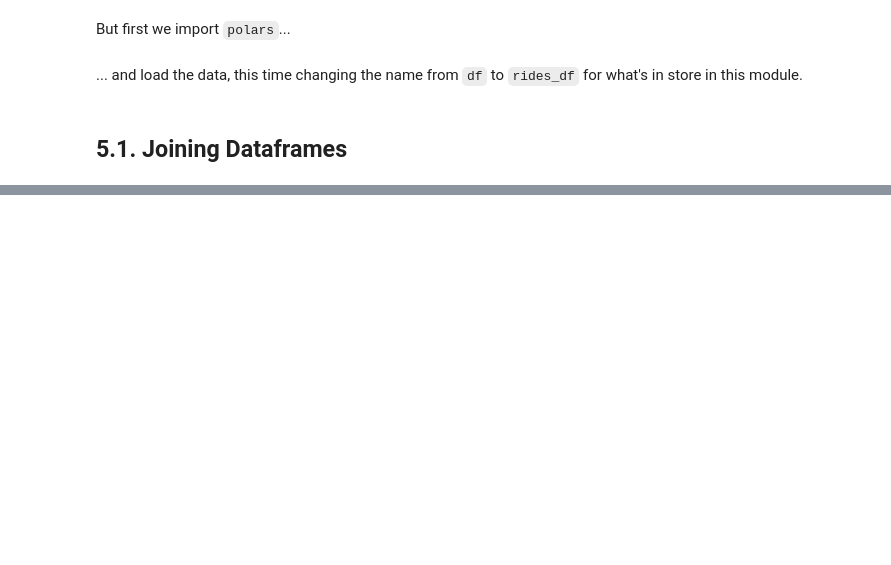
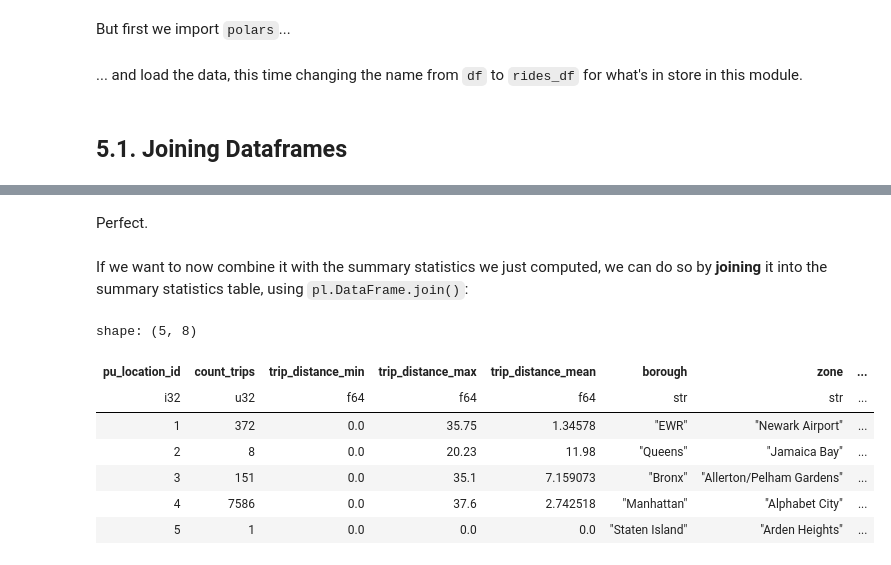
Before and after one commit to kalona/polars-for-data-science-oreilly-course, a Jupyter notebook: notebooks/6. Data Manipulation IV - Combining Data.ipynb, the cells around one changed output, grey strips where cells are left out. Drawn from its saved outputs; the diff is of its cells as text; code cells hidden in the pictures; blank space fills up the shorter version.

Commit message:
Updated Combining Data notebook.

```diff
--- a/notebooks/6. Data Manipulation IV - Combining Data.ipynb
+++ b/notebooks/6. Data Manipulation IV - Combining Data.ipynb
@@ -51,0 +29,13 @@ Now, in the previous module, we
+# %%
+location_id_summary_df = (
+    rides_df
+    .group_by("pu_location_id")
+    .agg(
+        pl.len().alias("count_trips"),
+        pl.col("trip_distance").min().name.suffix("_min"),
+        pl.col("trip_distance").max().name.suffix("_max"),
+        pl.col("trip_distance").mean().name.suffix("_mean"),
+    )
+    .sort(pl.col("count_trips"), descending=True)
+)
+location_id_summary_df.head()
@@ -51,0 +53,3 @@ Now, in the previous module, we
+# %%
+zones_df = pl.read_parquet("../data/taxi_zone_lookup.parquet")
+zones_df.head()
@@ -51,0 +67,10 @@ Now, in the previous module, we
+# %%
+zones_df = (
+    zones_df
+    .rename({
+        "LocationID": "location_id",
+        "Borough": "borough",
+        "Zone": "zone",
+    })
+)
+zones_df.head()
@@ -51,0 +86,23 @@ Now, in the previous module, we
+# %% [markdown]
+Perfect.
+# %% [markdown]
+If we want to now combine it with the summary statistics we just computed, we can do so by **joining** it into the summary statistics table, using `pl.DataFrame.join()`:
+# %%
+(
+    location_id_summary_df
+    .join(
+        zones_df,
+        left_on="pu_location_id",
+        right_on="location_id"
+    )
+    .head()
+)
+# %% [output]
+shape: (5, 8)
+| pu_location_id | count_trips | trip_distance_min | trip_distance_max | trip_distance_mean | borough | zone | ... |
+| i32 | u32 | f64 | f64 | f64 | str | str | ... |
+| 1 | 372 | 0.0 | 35.75 | 1.34578 | "EWR" | "Newark Airport" | ... |
+| 2 | 8 | 0.0 | 20.23 | 11.98 | "Queens" | "Jamaica Bay" | ... |
+| 3 | 151 | 0.0 | 35.1 | 7.159073 | "Bronx" | "Allerton/Pelham Gardens" | ... |
+| 4 | 7586 | 0.0 | 37.6 | 2.742518 | "Manhattan" | "Alphabet City" | ... |
+| 5 | 1 | 0.0 | 0.0 | 0.0 | "Staten Island" | "Arden Heights" | ... |
```
Also changed, not shown: parts of 22 cells of this notebook, 2 other files.
